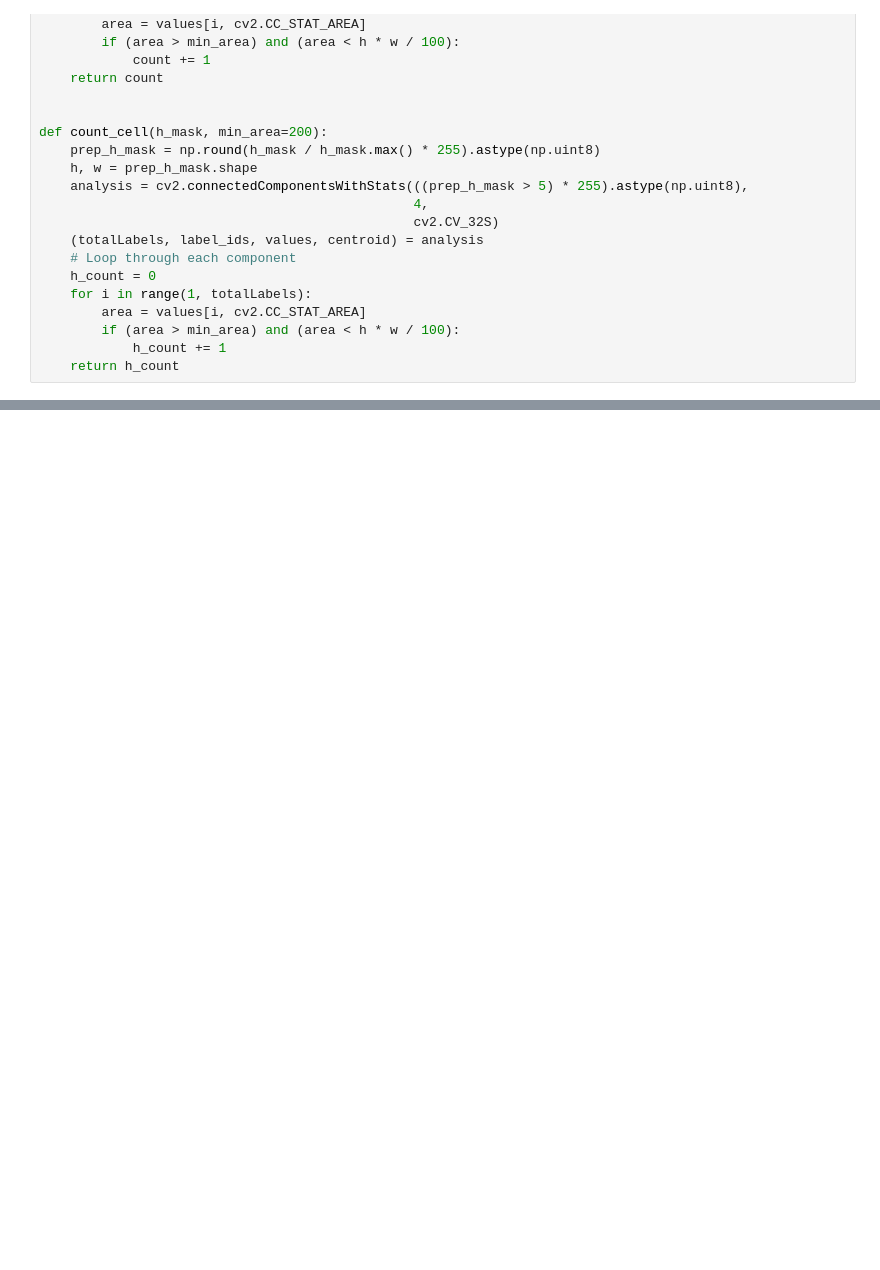
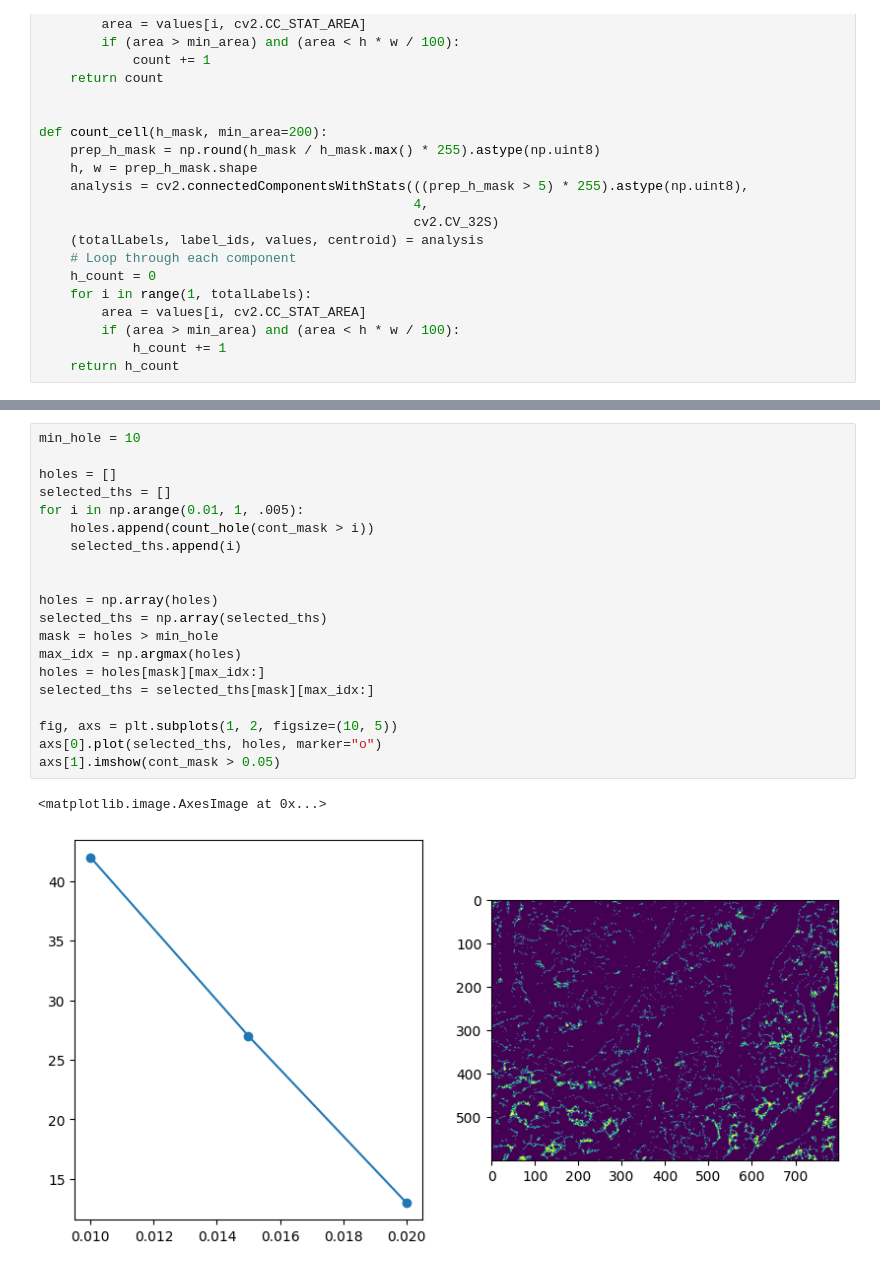
Before and after one commit to Surayuth/her2ml, a Jupyter notebook: notebooks/extract_feat_v3.ipynb, the cells around one changed output, grey strips where cells are left out. Saved outputs shown, nothing was run; the diff lists cells and outputs as text; blank space fills up the shorter version.

```diff
--- a/notebooks/extract_feat_v3.ipynb
+++ b/notebooks/extract_feat_v3.ipynb
@@ -97 +114,24 @@ Text(0.5, 1.0, 'cell: 1')
+# %%
+min_hole = 10
+
+holes = []
+selected_ths = []
+for i in np.arange(0.01, 1, .005):
+    holes.append(count_hole(cont_mask > i))
+    selected_ths.append(i)
+
+
+holes = np.array(holes)
+selected_ths = np.array(selected_ths)
+mask = holes > min_hole
+max_idx = np.argmax(holes)
+holes = holes[mask][max_idx:]
+selected_ths = selected_ths[mask][max_idx:]
+
+fig, axs = plt.subplots(1, 2, figsize=(10, 5))
+axs[0].plot(selected_ths, holes, marker="o")
+axs[1].imshow(cont_mask > 0.05)
+# %% [output]
+<matplotlib.image.AxesImage at 0x...>
+[figure, added]
 # %%
```
Also changed, not shown: parts of 9 cells of this notebook, 2 other files.
